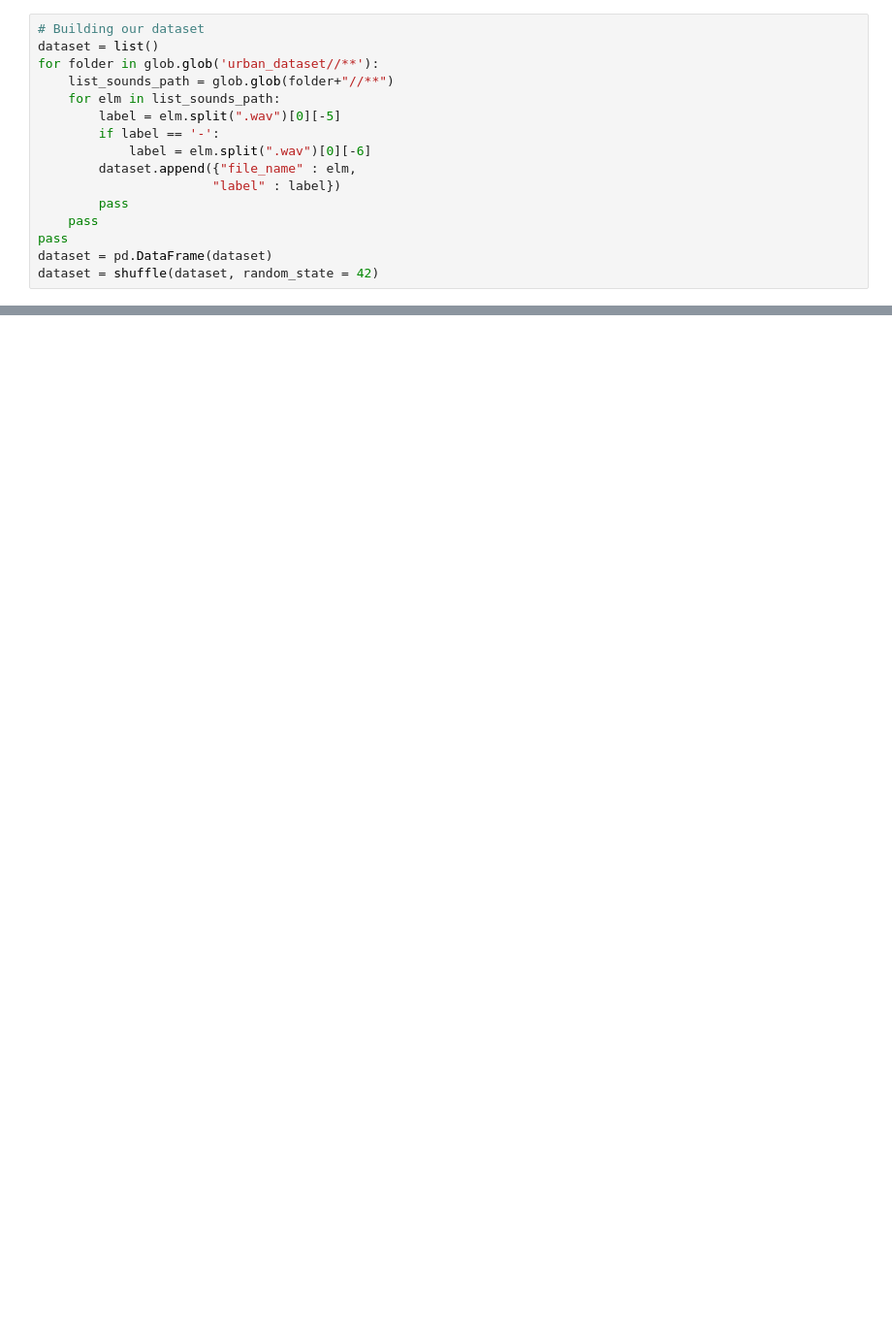
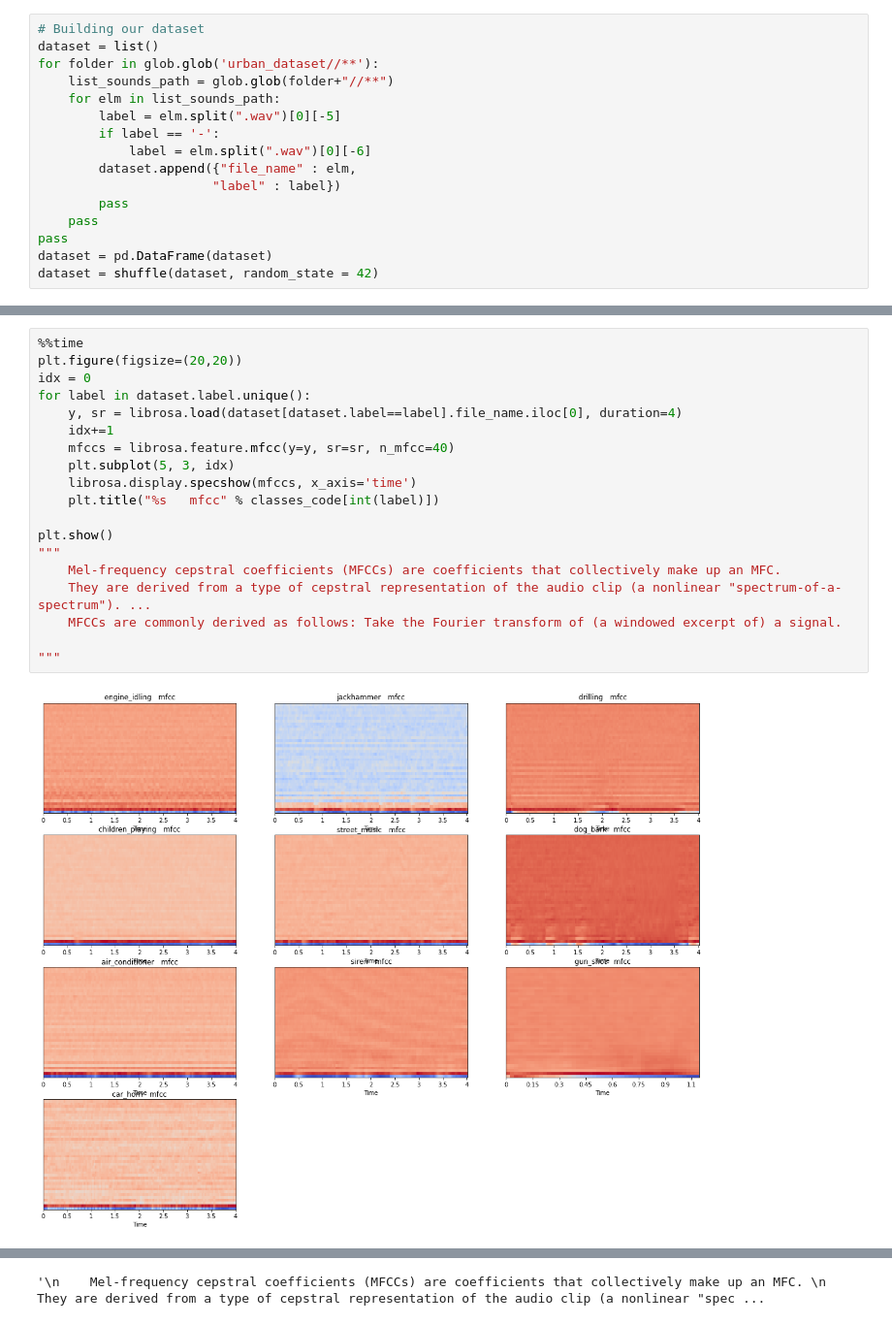
Before and after one commit to AchrafBella/Urban-sounds-Classification, a Jupyter notebook: Urban sounds classification.ipynb, the cells around one changed output, grey strips where cells are left out. Shown at 97% size. Saved outputs shown, nothing was run; the diff lists cells and outputs as text; blank space fills up the shorter version.

```diff
--- a/Urban sounds classification.ipynb
+++ b/Urban sounds classification.ipynb
@@ -80,0 +161,21 @@ plt.show()
+# %%
+%%time
+plt.figure(figsize=(20,20))
+idx = 0
+for label in dataset.label.unique():
+    y, sr = librosa.load(dataset[dataset.label==label].file_name.iloc[0], duration=4)
+    idx+=1
+    mfccs = librosa.feature.mfcc(y=y, sr=sr, n_mfcc=40)
+    plt.subplot(5, 3, idx)
+    librosa.display.specshow(mfccs, x_axis='time')
+    plt.title("%s   mfcc" % classes_code[int(label)])
+
+plt.show()
+"""
+    Mel-frequency cepstral coefficients (MFCCs) are coefficients that collectively make up an MFC.
+    They are derived from a type of cepstral representation of the audio clip (a nonlinear "spectrum-of-a-spectrum"). ...
+    MFCCs are commonly derived as follows: Take the Fourier transform of (a windowed excerpt of) a signal.
+
+"""
+# %% [output]
+[figure, added]
@@ -80,0 +183 @@ plt.show()
+'\n    Mel-frequency cepstral coefficients (MFCCs) are coefficients that collectively make up an MFC. \n    They are derived from a type of cepstral representation of the audio clip (a nonlinear "spec ...
```
Also changed, not shown: parts of 22 cells of this notebook.
